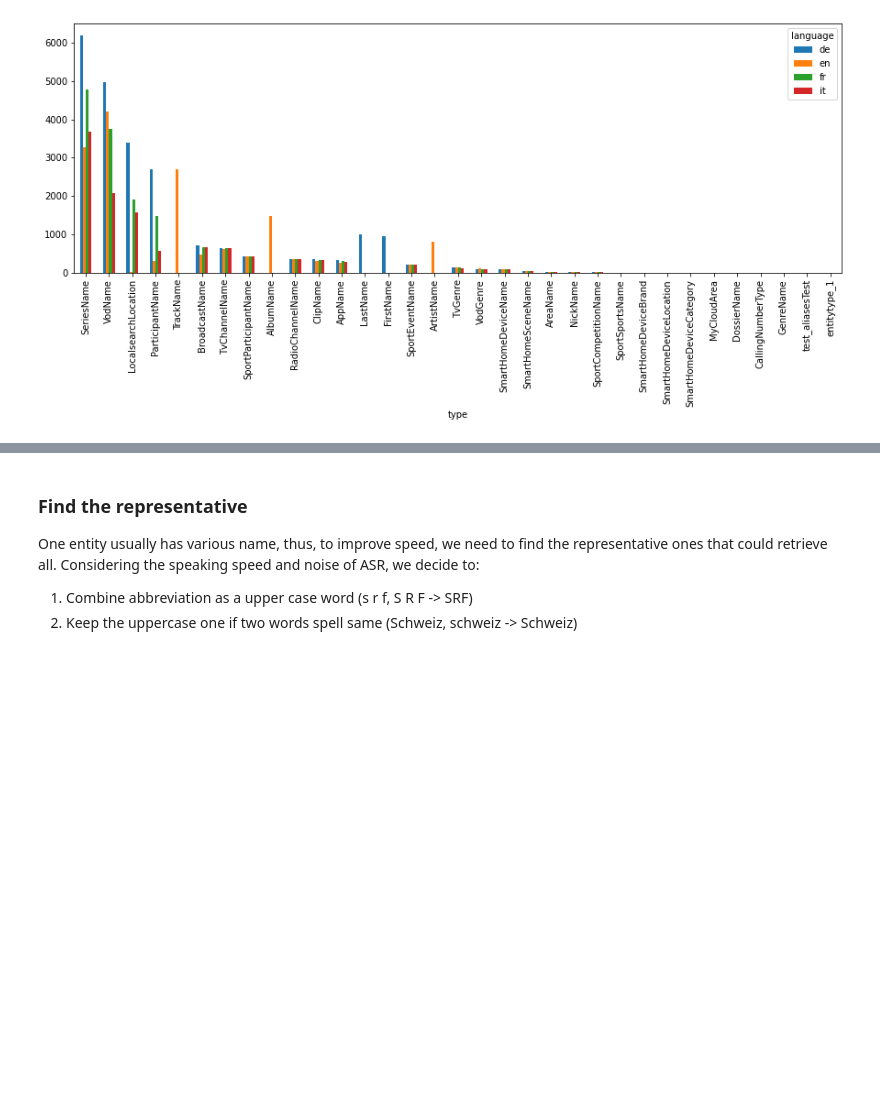
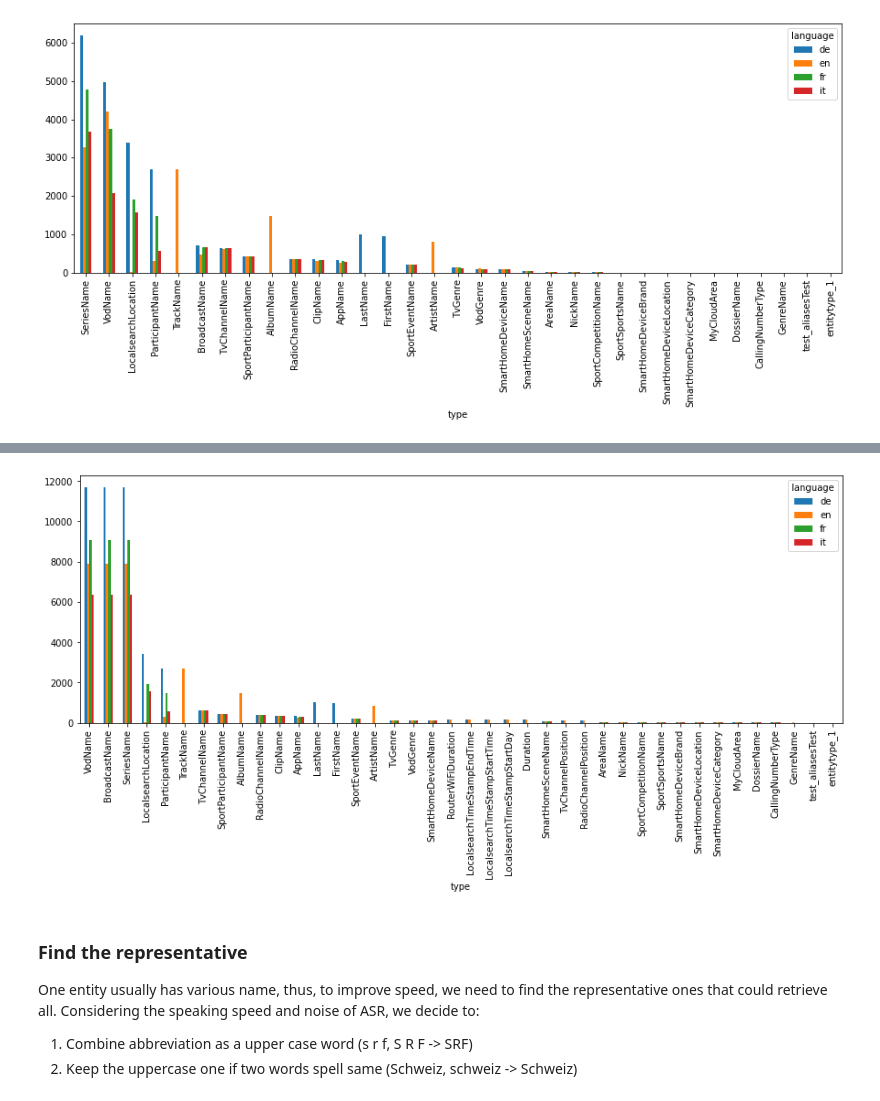
Before and after one commit to sting1000/generator, a Jupyter notebook: explore.ipynb, the cells around one changed output, grey strips where cells are left out. Cells and saved outputs as stored; diff of their text form; code cells hidden in the pictures; blank space fills up the shorter version.

```diff
--- a/explore.ipynb
+++ b/explore.ipynb
@@ -72,0 +82,4 @@ p = df2.sort_values('sum', ascending=False)[['de', 'en', 'fr', 'it']].plot(kind=
+# %%
+# entities
+entities_meta = pd.read_json("data/entities_meta.json").sort_index()
+entities_meta.head()
@@ -73,3 +93,15 @@ p = df2.sort_values('sum', ascending=False)[['de', 'en', 'fr', 'it']].plot(kind=
+# %%
+df = entities_meta[['type', 'language']]
+df = df.groupby(['type','language']).size().reset_index(name='count')
+df2 = df.pivot(index='type', columns='language', values='count')
+df2['sum'] = 0
+df2 = df2.fillna(0)
+for lang in ['de', 'en', 'fr', 'it',]:
+    df2['sum'] += df2[lang]
+# df.sort_values('count', ascending=False)
+p = df2.sort_values('sum', ascending=False)[['de', 'en', 'fr', 'it']].plot(kind='bar', figsize=(15, 5))
+# %% [output]
+[figure, added]
 # %% [markdown]
 ### Find the representative
 One entity usually has various name, thus, to improve speed, we need to find the representative ones that could retrieve all.
```
Also changed, not shown: parts of 12 cells of this notebook, 11 other files.
